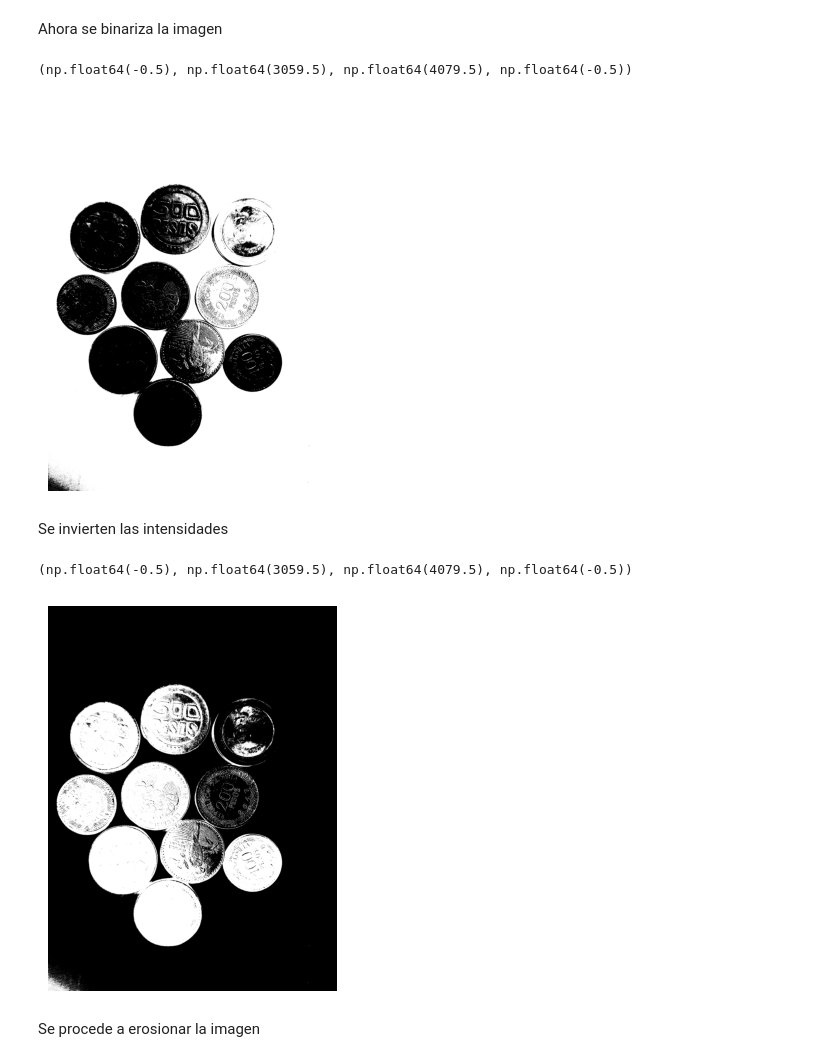
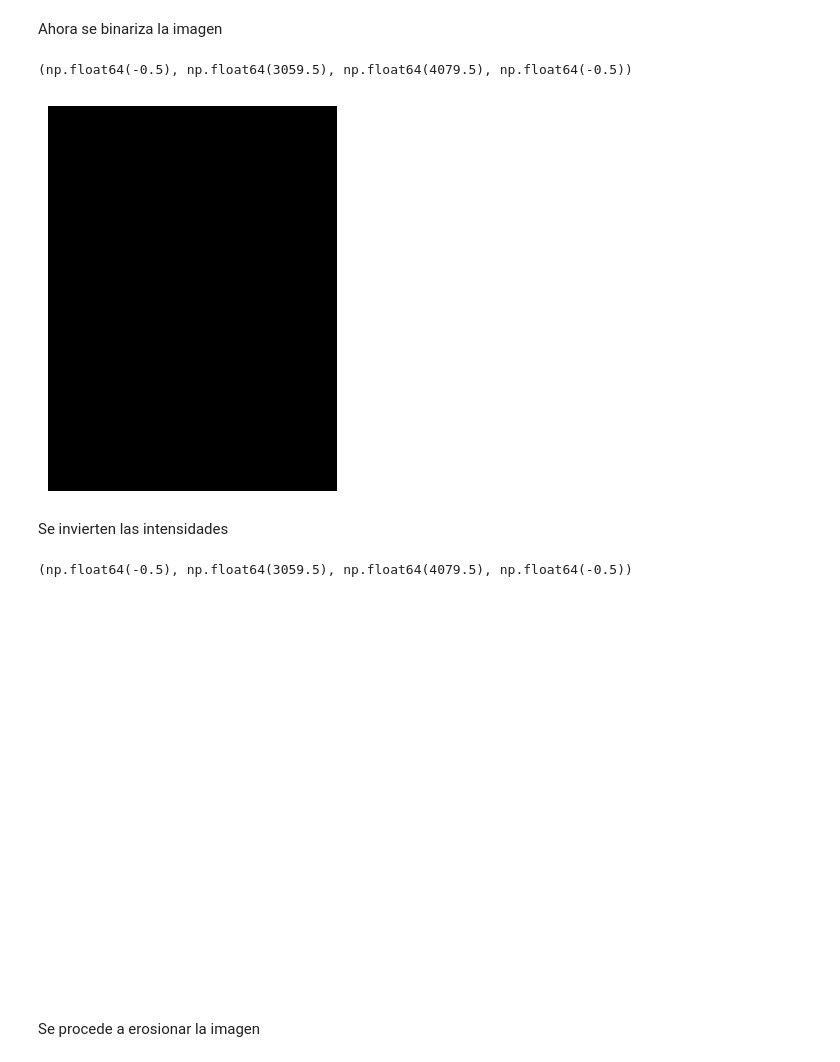
Before and after one commit to MathewsM14/monedas, a Jupyter notebook: monedas.ipynb, the cells around one changed output. Drawn from its saved outputs; the diff is of its cells as text; code cells hidden in the pictures.

```diff
--- a/monedas.ipynb
+++ b/monedas.ipynb
@@ -22,0 +12,19 @@ plt.axis('off')
+# %%
+img_hsv = cv2.cvtColor(img, cv2.COLOR_BGR2HSV)
+
+h, s, v = cv2.split(img_hsv)
+
+# 4. Reducir brillo (V) y saturación (S)
+h = np.clip(h * 0.5, 0, 255).astype(np.uint8)  # Reduce tono al 50%
+v = np.clip(v * 0.3, 0, 255).astype(np.uint8)  # Reduce brillo al 50%
+s = np.clip(s * 0.1, 0, 255).astype(np.uint8)  # Reduce saturación al 50%
+
+# 5. Recomponer y volver a BGR
+hsv_modified = cv2.merge([h, s, v])
+img2 = cv2.cvtColor(hsv_modified, cv2.COLOR_HSV2BGR)
+img2 = cv2.cvtColor(img2, cv2.COLOR_BGR2RGB)  # Convertir a RGB para matplotlib
+
+img_gray = cv2.cvtColor(img, cv2.COLOR_RGB2GRAY)
+
+plt.imshow(img_gray)
+plt.axis('off')
@@ -23,13 +34,13 @@ plt.axis('off')
 # %% [markdown]
 Ahora se binariza la imagen
 # %%
-imgbin = cv2.threshold(img, 127, 255, cv2.THRESH_BINARY)[1]
+imgbin = cv2.threshold(img2, 127, 255, cv2.THRESH_BINARY)[1]
 plt.figure(figsize=(10, 5))
 plt.imshow(imgbin, cmap='gray', vmin=0, vmax=255)
 plt.axis('off')
 # %% [output]
 (np.float64(-0.5), np.float64(3059.5), np.float64(4079.5), np.float64(-0.5))
-[figure, old version]
+[figure, new version]
 # %% [markdown]
 Se invierten las intensidades
 # %%
@@ -39,7 +50,7 @@ plt.imshow(imgbin2, cmap='gray', vmin=0, vmax=255)
 plt.axis('off')
 # %% [output]
 (np.float64(-0.5), np.float64(3059.5), np.float64(4079.5), np.float64(-0.5))
-[figure, old version]
+[figure, new version]
 # %% [markdown]
 Se procede a erosionar la imagen
 # %%
```
Also changed, not shown: parts of 8 cells of this notebook.
